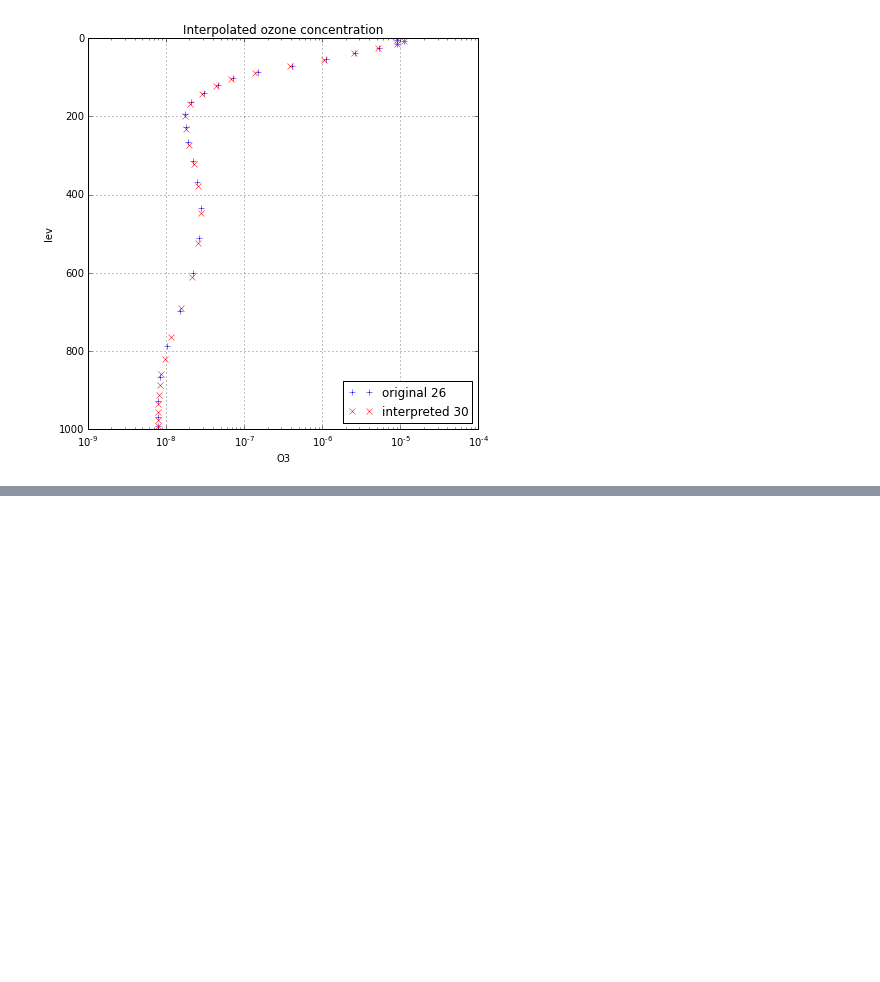
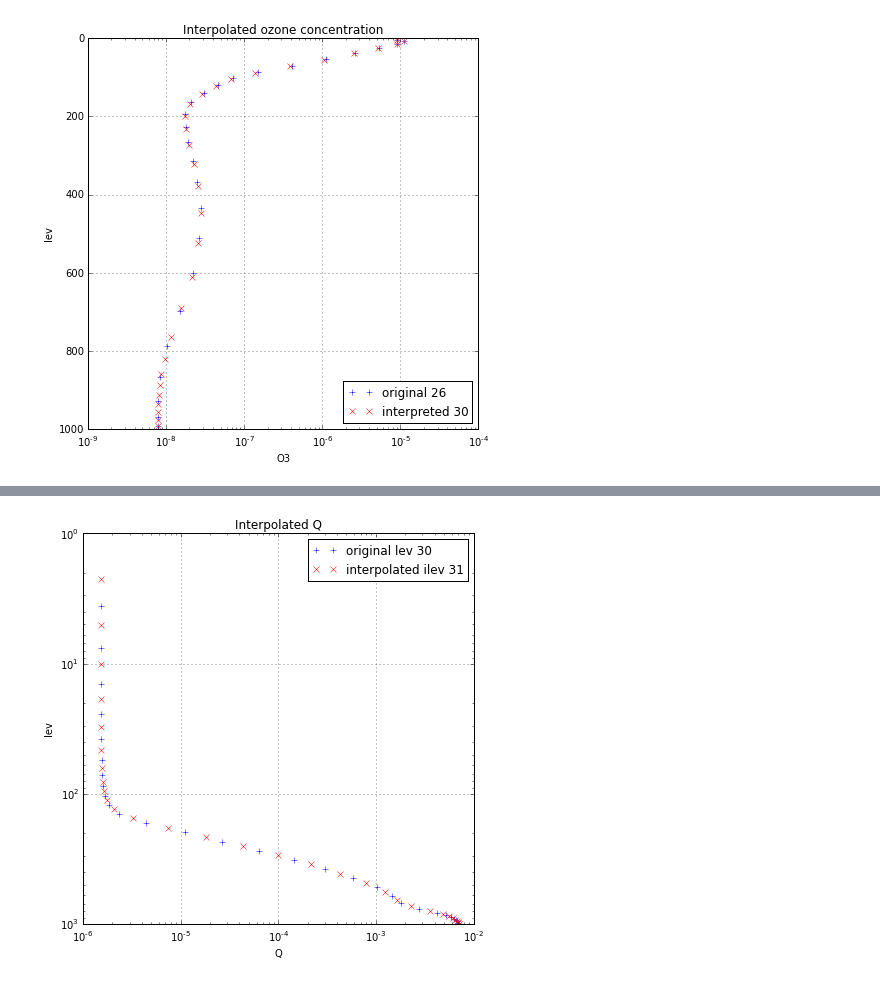
Before and after one commit to qAp/offline_radiation_notebooks, a Jupyter notebook: rrtmg_aerosol/vertical_interpolation.ipynb, the cells around one changed output, grey strips where cells are left out. Saved outputs shown, nothing was run; the diff lists cells and outputs as text; code cells hidden in the pictures; blank space fills up the shorter version.

Commit message:
(rrtmg_aerosol). demonstrate interpolating from lev to ilev for Q

```diff
--- a/rrtmg_aerosol/vertical_interpolation.ipynb
+++ b/rrtmg_aerosol/vertical_interpolation.ipynb
@@ -107,0 +124,28 @@ ax = climaviz.plot_pandas_series(srss=srss, ax=ax,
+# %%
+da_Q = ds_camhist['Q']
+interpfunc_Q = climaaerosol.get_interpfunc(da_Q, dim='lev')
+# %%
+da_Q_interp = interpfunc_Q(coords=ds_camhist.coords['ilev'], name_dim='ilev')
+# %%
+time, lat, lon = 0, 30, 70
+
+srs_Q = da_Q.isel(time=time, lat=lat, lon=lon).to_pandas()
+srs_Q_interp = da_Q_interp.isel(time=time, lat=lat, lon=lon).to_pandas()
+
+srss = [srs_Q, srs_Q_interp]
+names = ['original lev 30', 'interpolated ilev 31']
+colours = ['b', 'r']
+markers = ['+', 'x']
+linestyles = ['None', 'None']
+
+fig, ax = plt.subplots(nrows=1, ncols=1, figsize=(7, 7))
+ax = climaviz.plot_pandas_series(srss=srss, ax=ax,
+                                 title='Interpolated Q',
+                                 values_vs_index=True,
+                                 names=names,
+                                 colours=colours, markers=markers,
+                                 linestyles=linestyles,
+                                 logy=True, inverty=True, ylabel='lev',
+                                 logx=True, xlabel='Q')
+# %% [output]
+[figure, added]
```
Also changed, not shown: parts of 4 cells of this notebook.
